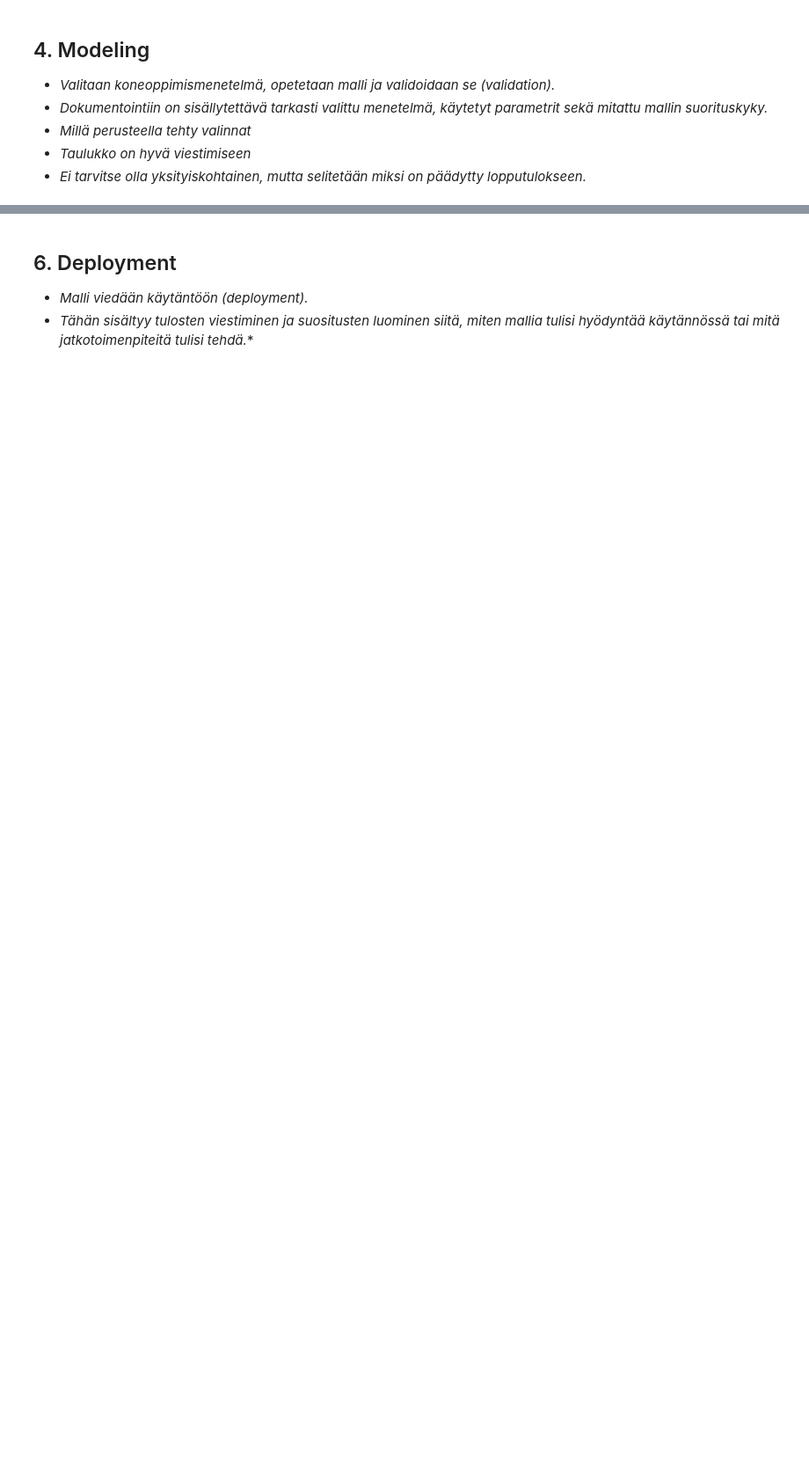
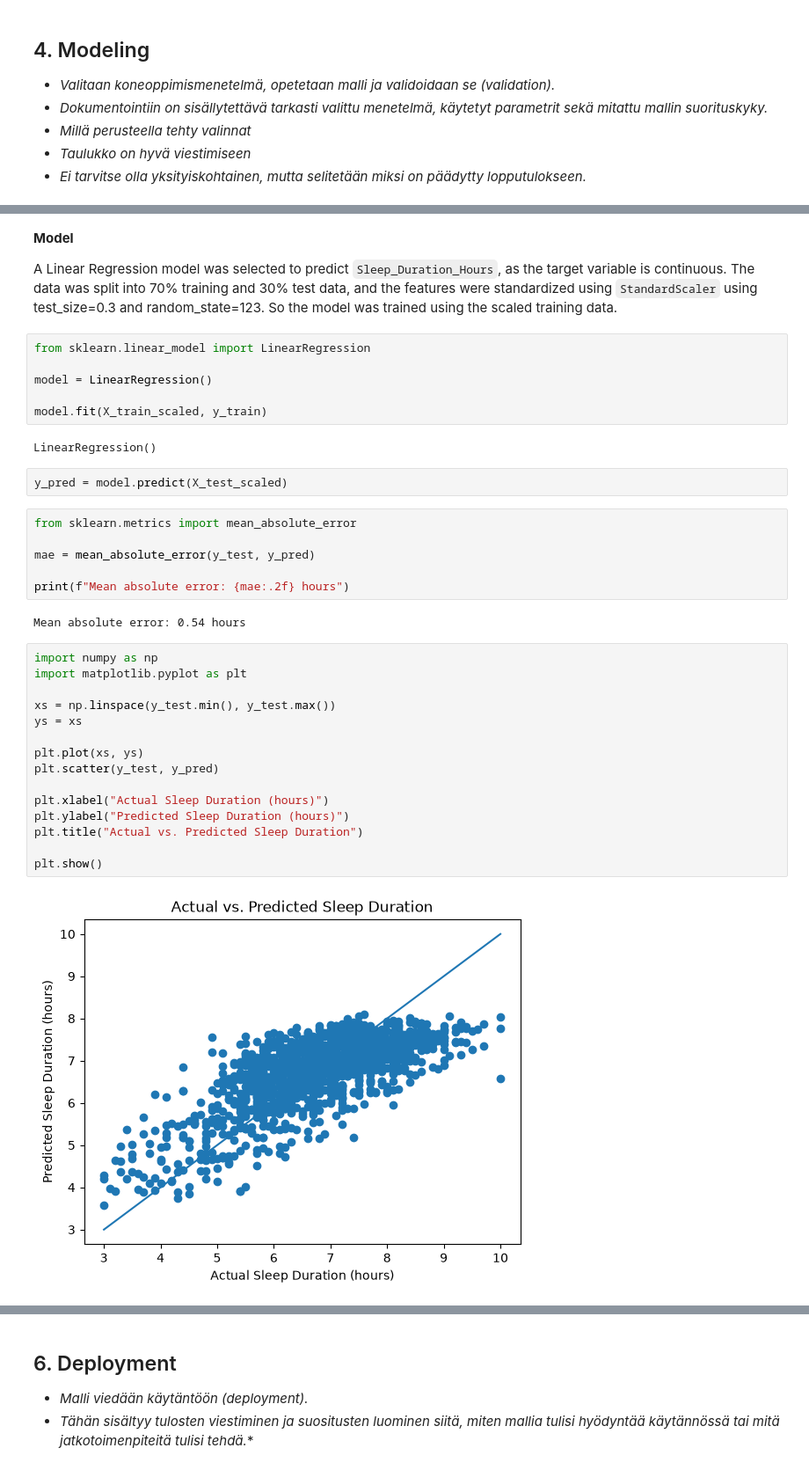
Before and after one commit to mehiis/data-processing-and-machine-learning-metropolia-group7, a Jupyter notebook: assignment-06-practice-project/practice-project.ipynb, the cells around one changed output, grey strips where cells are left out. Shown at 88% size. Saved outputs shown, nothing was run; the diff lists cells and outputs as text; blank space fills up the shorter version.

```diff
--- a/assignment-06-practice-project/practice-project.ipynb
+++ b/assignment-06-practice-project/practice-project.ipynb
@@ -204,0 +206,39 @@ plt.show()
+# %% [markdown]
+<b>Model</b>
+
+A Linear Regression model was selected to predict `Sleep_Duration_Hours`, as the target variable is continuous. The data was split into 70% training and 30% test data, and the features were standardized using `StandardScaler` using test_size=0.3 and random_state=123. So the model was trained using the scaled training data.
+# %%
+from sklearn.linear_model import LinearRegression
+
+model = LinearRegression()
+
+model.fit(X_train_scaled, y_train)
+# %% [output]
+LinearRegression()
+# %%
+y_pred = model.predict(X_test_scaled)
+# %%
+from sklearn.metrics import mean_absolute_error
+
+mae = mean_absolute_error(y_test, y_pred)
+
+print(f"Mean absolute error: {mae:.2f} hours")
+# %% [output]
+Mean absolute error: 0.54 hours
+# %%
+import numpy as np
+import matplotlib.pyplot as plt
+
+xs = np.linspace(y_test.min(), y_test.max())
+ys = xs
+
+plt.plot(xs, ys)
+plt.scatter(y_test, y_pred)
+
+plt.xlabel("Actual Sleep Duration (hours)")
+plt.ylabel("Predicted Sleep Duration (hours)")
+plt.title("Actual vs. Predicted Sleep Duration")
+
+plt.show()
+# %% [output]
+[figure, added]
```
Also changed, not shown: parts of 9 cells of this notebook, 1 other file.
